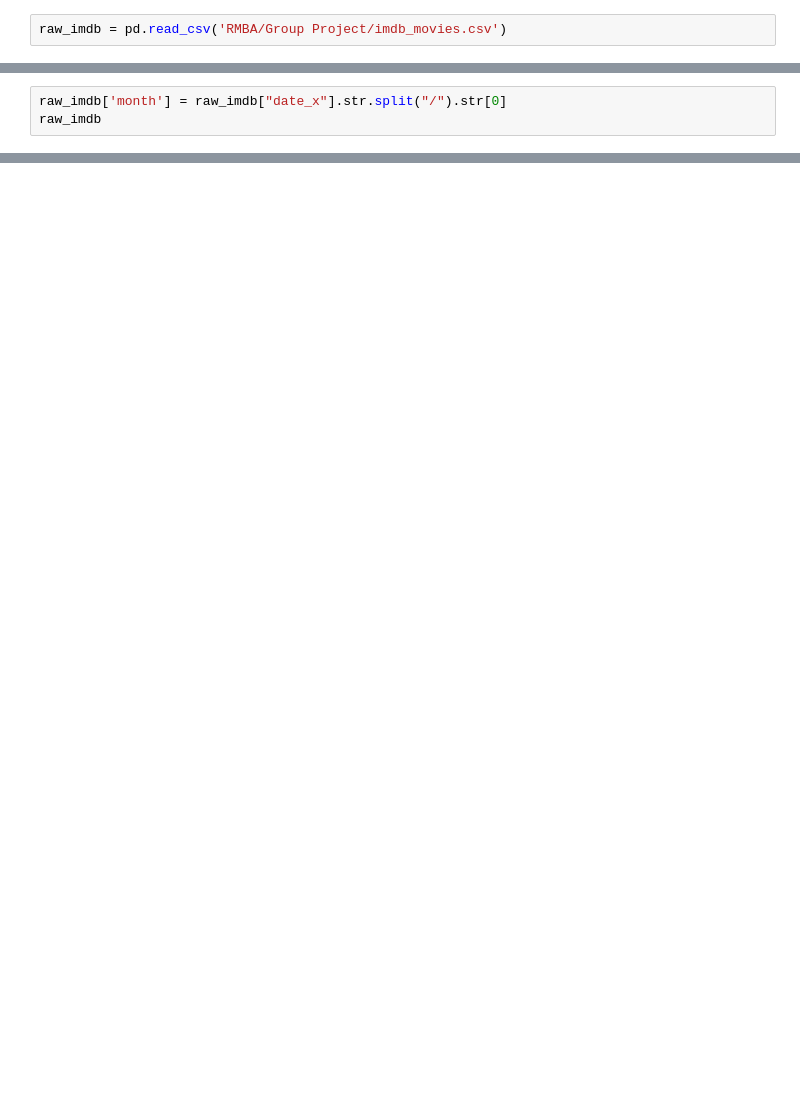
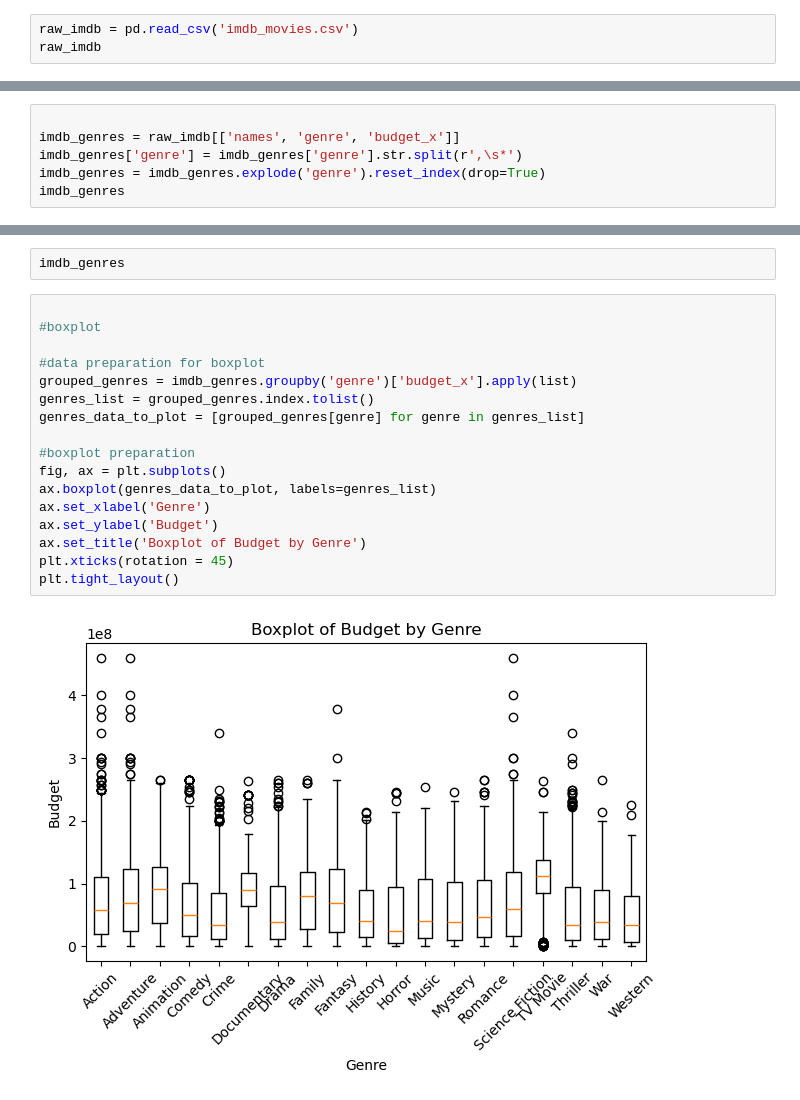
Before and after one commit to edoadro/university, a Jupyter notebook: RMBA/Group Project/gp_draft.ipynb, the cells around one changed output, grey strips where cells are left out. Cells and saved outputs as stored; diff of their text form; blank space fills up the shorter version.

Commit message:
started the analysis
added initial analysis, and boxplot for the different genres

Update gp_draft.ipynb

```diff
--- a/RMBA/Group Project/gp_draft.ipynb
+++ b/RMBA/Group Project/gp_draft.ipynb
@@ -5,2 +6,3 @@ import matplotlib.pyplot as plt
 # %%
-raw_imdb = pd.read_csv('RMBA/Group Project/imdb_movies.csv')
+raw_imdb = pd.read_csv('imdb_movies.csv')
+raw_imdb
@@ -23,3 +22,0 @@ raw_imdb
-# %%
-raw_imdb['month'] = raw_imdb["date_x"].str.split("/").str[0]
-raw_imdb
@@ -97,0 +23,6 @@ df_genre
+# %%
+
+imdb_genres = raw_imdb[['names', 'genre', 'budget_x']]
+imdb_genres['genre'] = imdb_genres['genre'].str.split(r',\s*')
+imdb_genres = imdb_genres.explode('genre').reset_index(drop=True)
+imdb_genres
@@ -97,0 +69,21 @@ df_genre
+# %%
+imdb_genres
+# %%
+
+#boxplot
+
+#data preparation for boxplot
+grouped_genres = imdb_genres.groupby('genre')['budget_x'].apply(list)
+genres_list = grouped_genres.index.tolist()
+genres_data_to_plot = [grouped_genres[genre] for genre in genres_list]
+
+#boxplot preparation
+fig, ax = plt.subplots()
+ax.boxplot(genres_data_to_plot, labels=genres_list)
+ax.set_xlabel('Genre')
+ax.set_ylabel('Budget')
+ax.set_title('Boxplot of Budget by Genre')
+plt.xticks(rotation = 45)
+plt.tight_layout()
+# %% [output]
+[figure, added]
```
Also changed, not shown: parts of 11 cells of this notebook.
